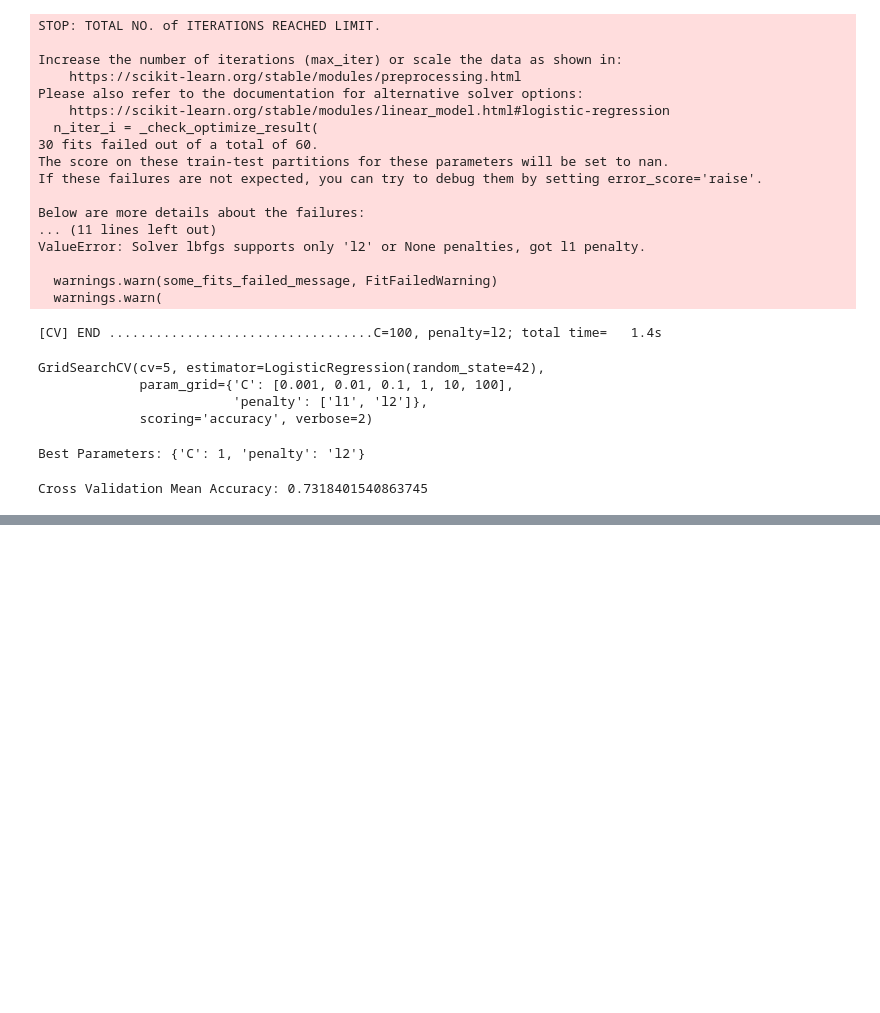
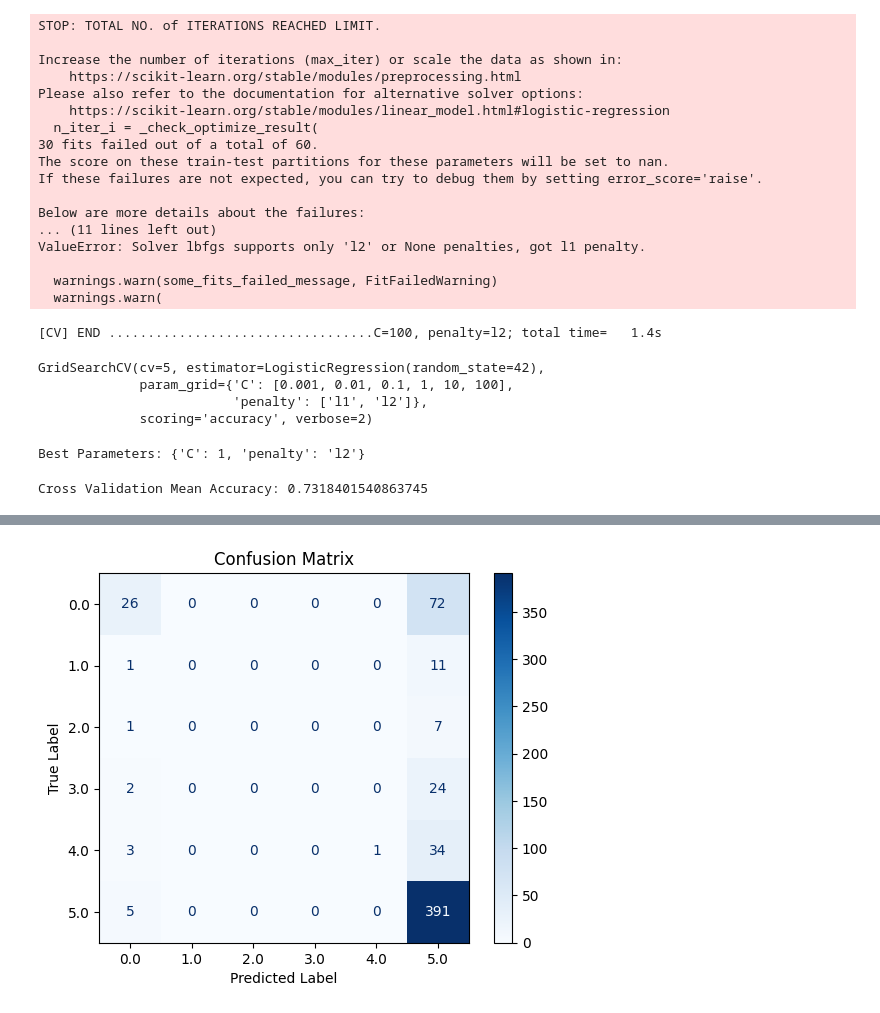
Before and after one commit to 8silverain8/Konkuk-Univ-Glocal-Campus-ml202401-final, a Jupyter notebook: 202120634이은비.ipynb, the cells around one changed output, grey strips where cells are left out. Saved outputs shown, nothing was run; the diff lists cells and outputs as text; code cells hidden in the pictures; blank space fills up the shorter version.

```diff
--- a/202120634이은비.ipynb
+++ b/202120634이은비.ipynb
@@ -457,21 +457,28 @@ print("Cross Validation Mean Accuracy:", cv_results.mean())
 # %% [output]
 Cross Validation Mean Accuracy: 0.7318401540863745
 # %%
+from sklearn.linear_model import LogisticRegression
+from sklearn.metrics import accuracy_score, precision_score, recall_score, f1_score, roc_auc_score, classification_report
+
 # 테스트 세트로 예측
-y_pred = best_model.predict(X_test)
+y_pred = lr_model.predict(X_test)
 
 # 모델 평가 지표 계산
 accuracy = accuracy_score(y_test, y_pred)
 precision = precision_score(y_test, y_pred, average='weighted')
 recall = recall_score(y_test, y_pred, average='weighted')
 f1 = f1_score(y_test, y_pred, average='weighted')
-roc_auc = roc_auc_score(y_test, best_model.predict_proba(X_test), multi_class='ovr')
+roc_auc = roc_auc_score(y_test, lr_model.predict_proba(X_test), multi_class='ovr')
 
-print(f"Accuracy: {accuracy:.4f}") #정확도
-print(f"Precision: {precision:.4f}") #정밀도
-print(f"Recall: {recall:.4f}") #재현율
-print(f"F1 Score: {f1:.4f}") #F1 점수
-print(f"ROC-AUC Score: {roc_auc:.4f}") #ROC-AUC 점수
+print(f"Accuracy: {accuracy:.4f}")  # 정확도
+print(f"Precision: {precision:.4f}")  # 정밀도
+print(f"Recall: {recall:.4f}")  # 재현율
+print(f"F1 Score: {f1:.4f}")  # F1 점수
+print(f"ROC-AUC Score: {roc_auc:.4f}")  # ROC-AUC 점수
+
+# 분류 보고서 출력
+print("\nClassification Report:")
+print(classification_report(y_test, y_pred, zero_division=0))
 # %% [output]
 Accuracy: 0.7232
 Precision: 0.6788
@@ -480,0 +502,16 @@ ROC-AUC Score: 0.8122
+# %%
+from sklearn.metrics import confusion_matrix, ConfusionMatrixDisplay
+import matplotlib.pyplot as plt
+import numpy as np
+
+# 예측값과 실제값을 기반으로 혼동 행렬 계산
+cm = confusion_matrix(y_test, y_pred)
+
+# 혼동 행렬 시각화
+ConfusionMatrixDisplay(confusion_matrix=cm, display_labels=np.unique(y_test)).plot(cmap='Blues')
+plt.title('Confusion Matrix')
+plt.xlabel('Predicted Label')
+plt.ylabel('True Label')
+plt.show()
+# %% [output]
+[figure, added]
```
Also changed, not shown: parts of 1 cell of this notebook.
